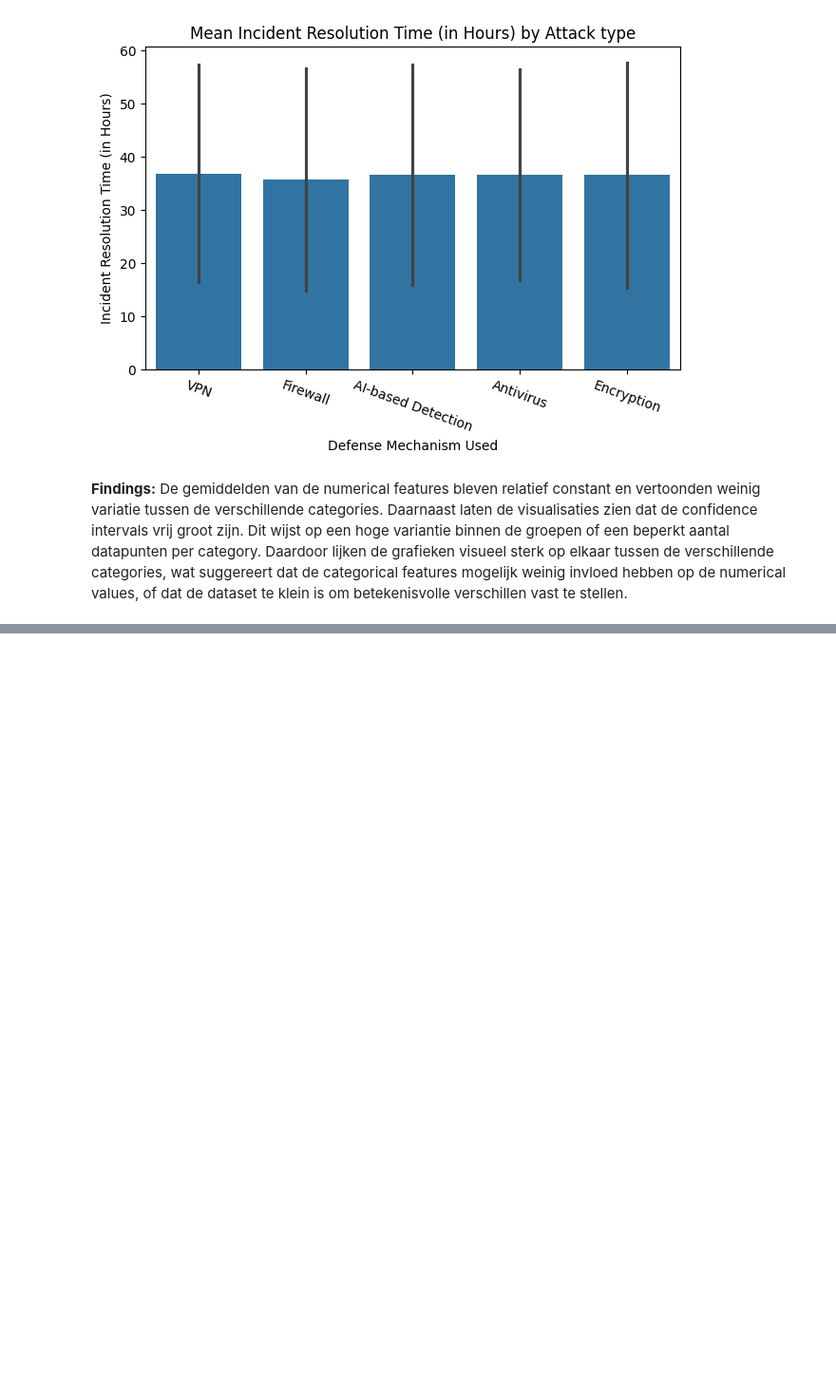
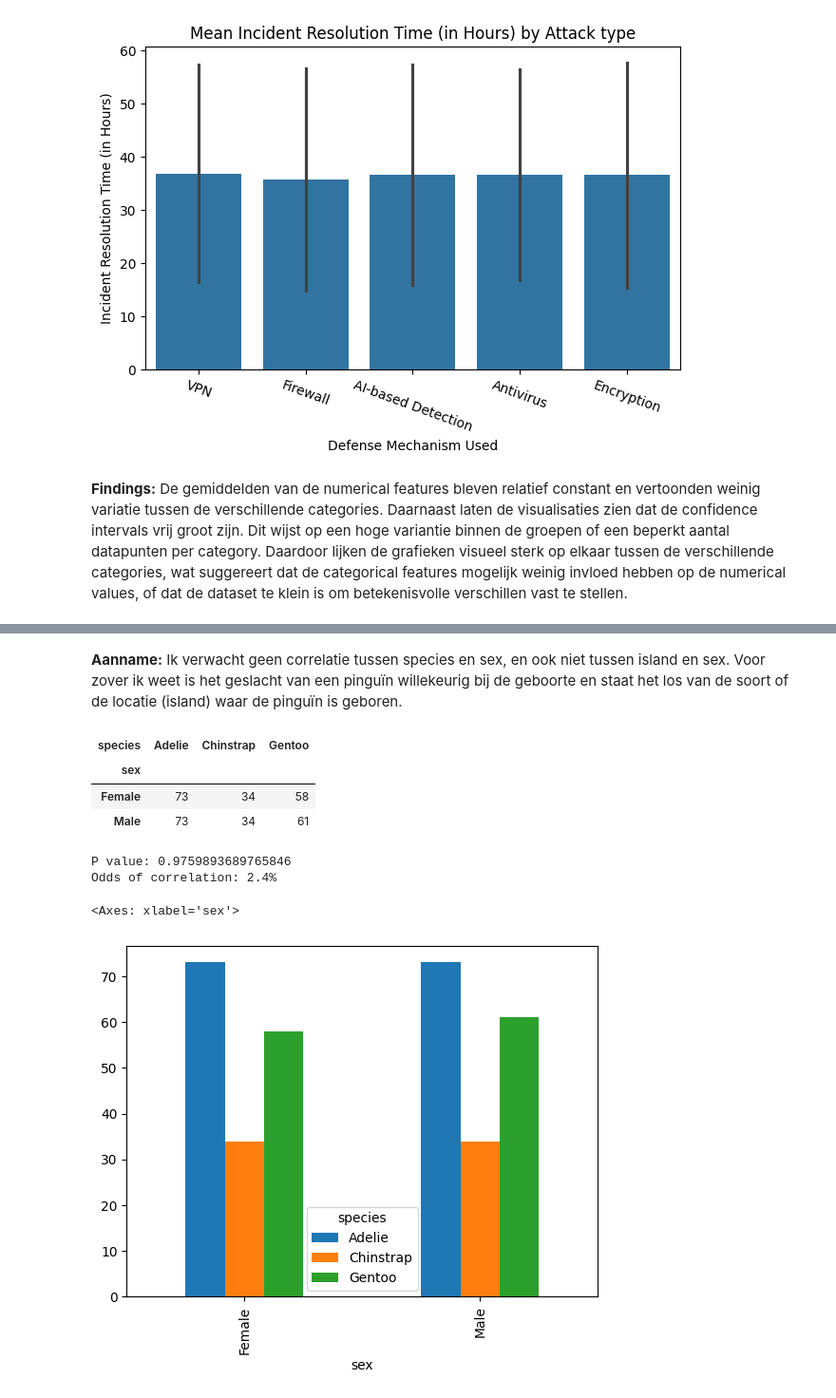
Before and after one commit to Vitja-Nosa/B1.4-lu2-notebooks, a Jupyter notebook: notebook_01.ipynb, the cells around one changed output, grey strips where cells are left out. Shown at 95% size. Cells and saved outputs as stored; diff of their text form; code cells hidden in the pictures; blank space fills up the shorter version.

```diff
--- a/notebook_01.ipynb
+++ b/notebook_01.ipynb
@@ -564,0 +580,22 @@ for col in numeric_cols:
+# %% [markdown]
+**Aanname:** Ik verwacht geen correlatie tussen species en sex, en ook niet tussen island en sex. Voor zover ik weet is het geslacht van een pinguïn willekeurig bij de geboorte en staat het los van de soort of de locatie (island) waar de pinguïn is geboren.
+# %%
+contingency_table = pd.crosstab(penguins['sex'], penguins['species'])
+
+chi2 = chi2_contingency(contingency_table)
+
+
+display(contingency_table)
+print(f"P value: {chi2[1]}")
+print(f"Odds of correlation: {round((1 -chi2[1])*100, 2)}%")
+
+display(contingency_table.plot(kind='bar'))
+# %% [output]
+| species | Adelie | Chinstrap | Gentoo |
+| sex |  |  |  |
+| Female | 73 | 34 | 58 |
+| Male | 73 | 34 | 61 |
+P value: 0.9759893689765846
+Odds of correlation: 2.4%
+<Axes: xlabel='sex'>
+[figure, added]
```
Also changed, not shown: parts of 8 cells of this notebook.
